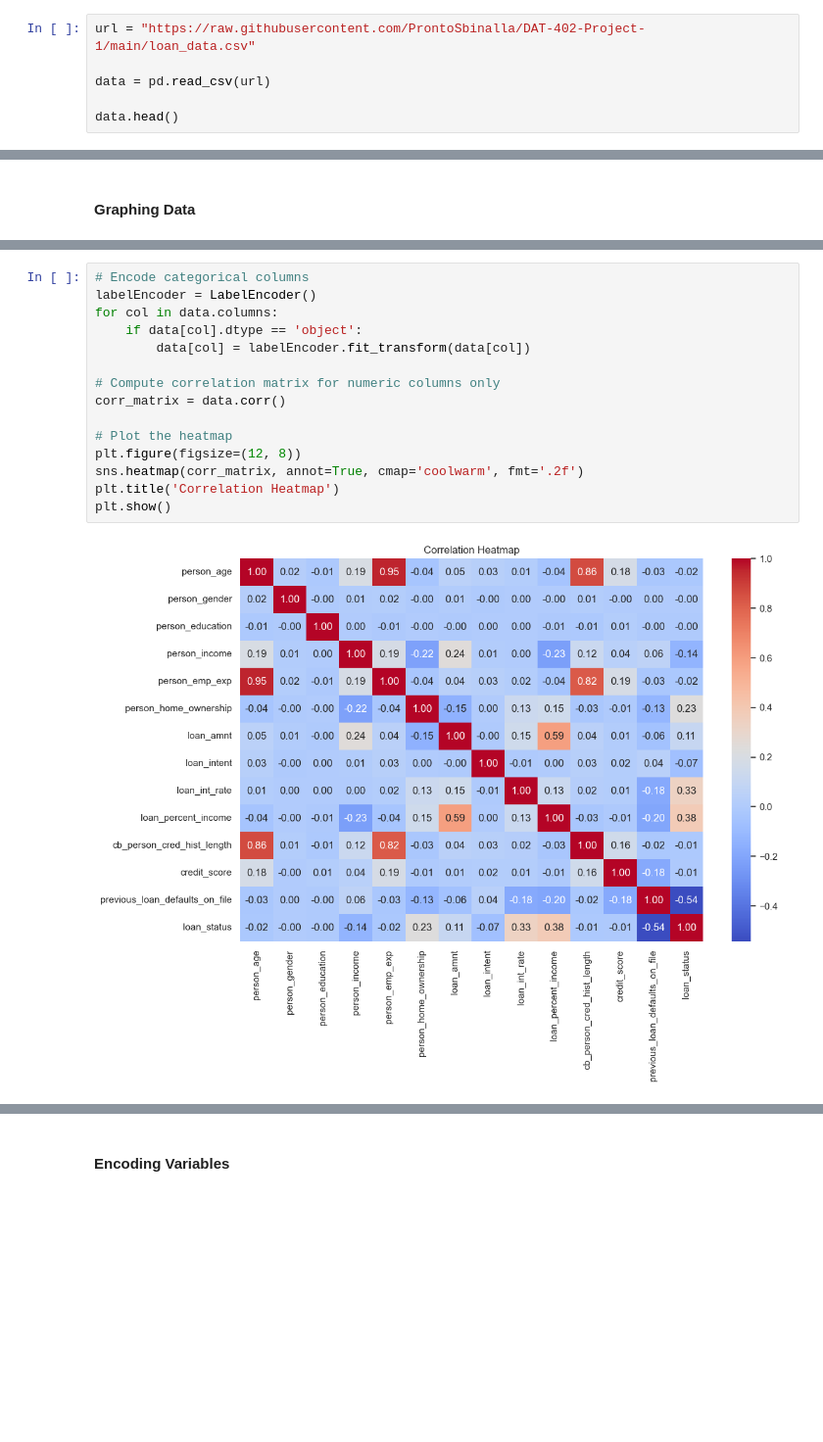
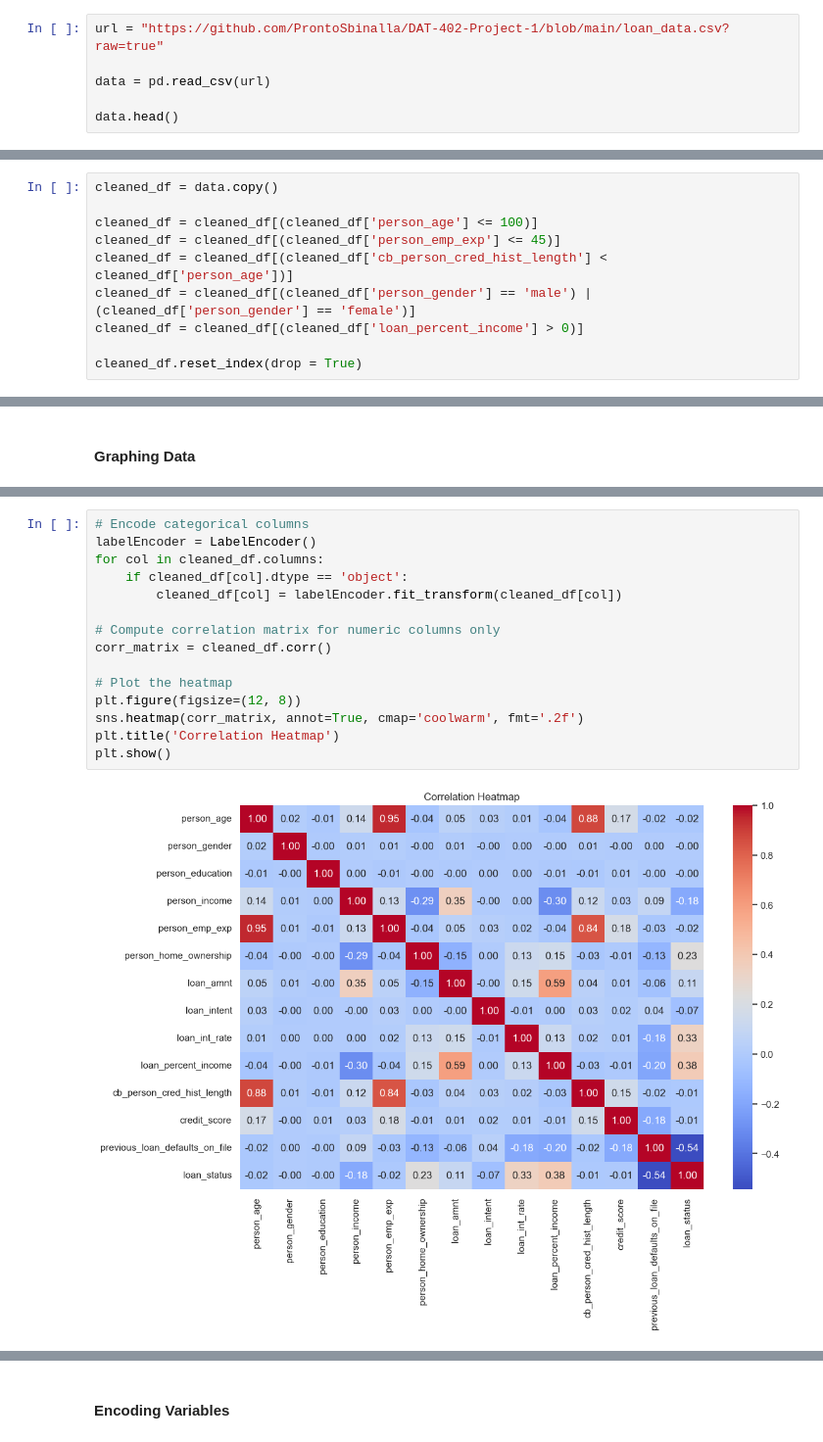
Before and after one commit to ProntoSbinalla/DAT-402-Project-1, a Jupyter notebook: Project 1.ipynb, the cells around one changed output, grey strips where cells are left out. Shown: that part at 98% size. Cells and saved outputs as stored; diff of their text form; blank space fills up the shorter version.

```diff
--- a/Project 1.ipynb
+++ b/Project 1.ipynb
@@ -28,7 +28,7 @@ ohEncoder = OneHotEncoder()
 # %% [markdown]
 ### Importing Dataset
 # %%
-url = "https://raw.githubusercontent.com/ProntoSbinalla/DAT-402-Project-1/main/loan_data.csv"
+url = "https://github.com/ProntoSbinalla/DAT-402-Project-1/blob/main/loan_data.csv?raw=true"
 
 data = pd.read_csv(url)
 
@@ -110,0 +101,10 @@ dtype: int64
+# %%
+cleaned_df = data.copy()
+
+cleaned_df = cleaned_df[(cleaned_df['person_age'] <= 100)]
+cleaned_df = cleaned_df[(cleaned_df['person_emp_exp'] <= 45)]
+cleaned_df = cleaned_df[(cleaned_df['cb_person_cred_hist_length'] < cleaned_df['person_age'])]
+cleaned_df = cleaned_df[(cleaned_df['person_gender'] == 'male') | (cleaned_df['person_gender'] == 'female')]
+cleaned_df = cleaned_df[(cleaned_df['loan_percent_income'] > 0)]
+
+cleaned_df.reset_index(drop = True)
@@ -151,20 +181,20 @@ Passing `palette` without assigning `hue` is deprecated and will be removed in v
 # %%
 # Encode categorical columns
 labelEncoder = LabelEncoder()
-for col in data.columns:
-    if data[col].dtype == 'object':
-        data[col] = labelEncoder.fit_transform(data[col])
+for col in cleaned_df.columns:
+    if cleaned_df[col].dtype == 'object':
+        cleaned_df[col] = labelEncoder.fit_transform(cleaned_df[col])
 
 # Compute correlation matrix for numeric columns only
-corr_matrix = data.corr()
+corr_matrix = cleaned_df.corr()
 
 # Plot the heatmap
 plt.figure(figsize=(12, 8))
 sns.heatmap(corr_matrix, annot=True, cmap='coolwarm', fmt='.2f')
 plt.title('Correlation Heatmap')
 plt.show()
 # %% [output]
-[figure, old version]
+[figure, new version]
 # %%
 plt.figure(figsize=(8, 8))
 data['person_home_ownership'].value_counts().plot.pie(autopct='%1.1f%%', colors=sns.color_palette('pastel'))
```
Also changed, not shown: parts of 30 cells of this notebook.
